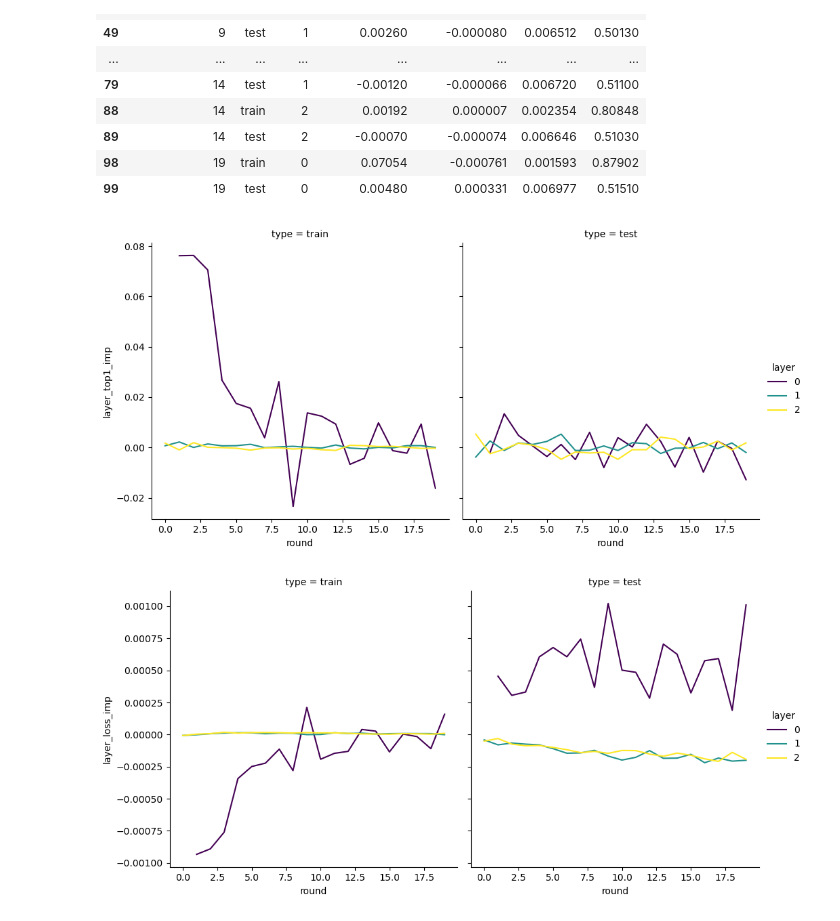
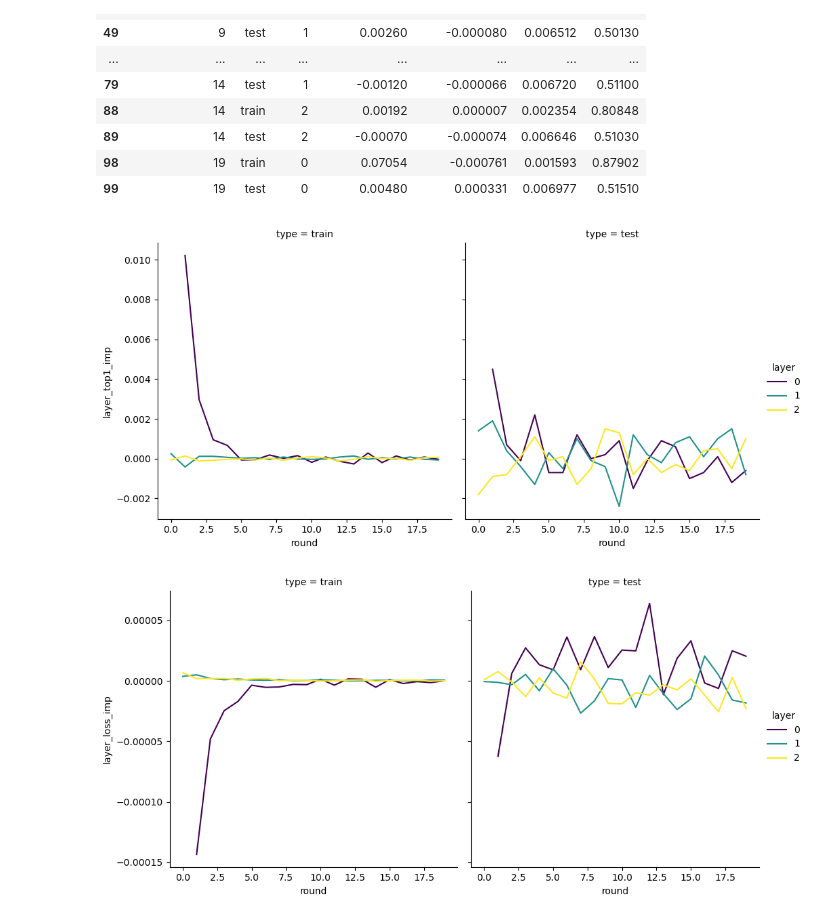
Before and after one commit to ehansen247/layerwise-nn-optimization, a Jupyter notebook: AnalyzeResults.ipynb, the cells around one changed output. Cells and saved outputs as stored; diff of their text form; code cells hidden in the pictures.

```diff
--- a/AnalyzeResults.ipynb
+++ b/AnalyzeResults.ipynb
@@ -93,7 +128,10 @@ def return_final_round()
 # Read Inputs
 # %%
 def add_effective_epoch(df):
+    print(df.columns)
     df['effective_epoch'] = (df['round']) * df['max_epochs'] + df['epoch']
+    if 'layer' in df.columns:
+        df['layer_effective_epoch'] = (df['round'] * 3 * df['max_epochs']) + (df['layer'] * df['max_epochs']) + df['epoch']
 
     return df
 # %%
@@ -120,6 +200,7 @@ def read_results_df(filename):
 # %%
+# CIFAR_MLP_512
 mlp_c1_layerwise_df = read_results_df('2022-12-10-18-02_MLP_layerwise')
-# mlp_c2_layerwise_df = read_results_df('')
+mlp_c2_layerwise_df = read_results_df('2022-12-10-22-30_MLP_layerwise')
 mlp_c1_backprop_df = read_results_df('2022-12-10-02-21_MLP_backprop')
 # %% [markdown]
 ## Plot Type 1: Accuracy/Loss over Effective Epochs by Experimenal Conditions
@@ -215,7 +374,7 @@ df[['effective_epoch', 'type', 'layer', 'layer_top1_imp', 'layer_loss_imp', 'los
 | 98 | 19 | train | 0 | 0.07054 | -0.000761 | 0.001593 | 0.87902 |
 | 99 | 19 | test | 0 | 0.00480 | 0.000331 | 0.006977 | 0.51510 |
 # %%
-df = compare_layer_improvement(mlp_c1_layerwise_df)
+df = compare_layer_improvement(mlp_c2_layerwise_df)
 # %% [output]
-[figure, old version]
+[figure, new version]
-[figure, old version]
+[figure, new version]
```
Also changed, not shown: parts of 19 cells of this notebook, 6 other files.
